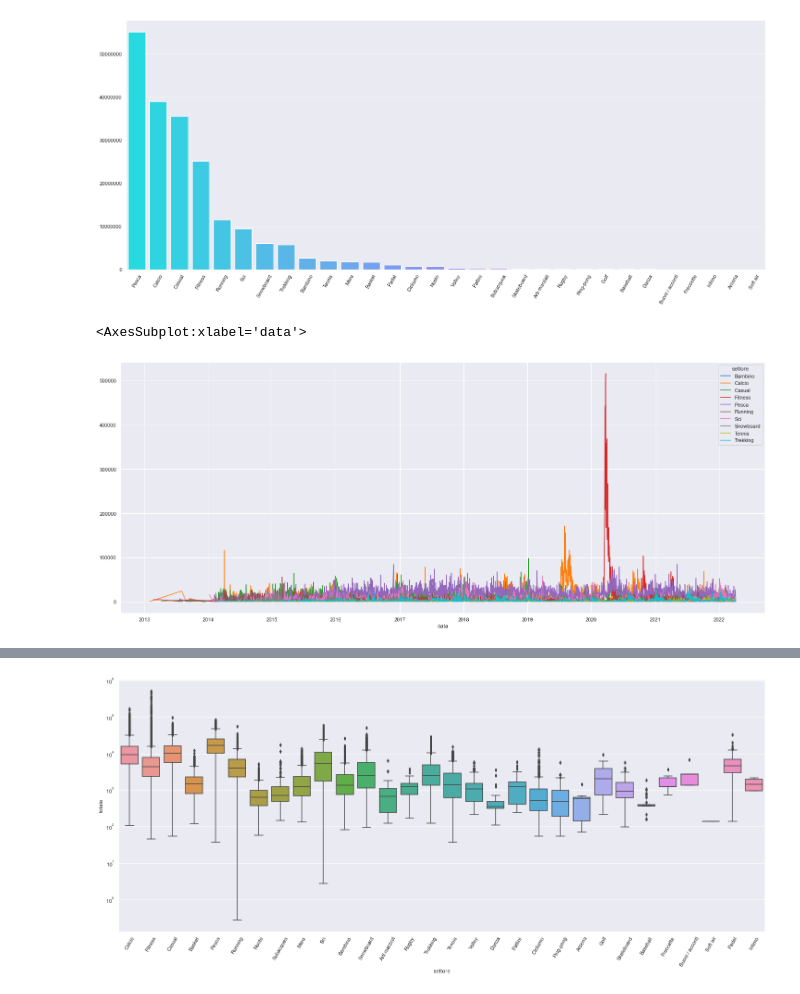
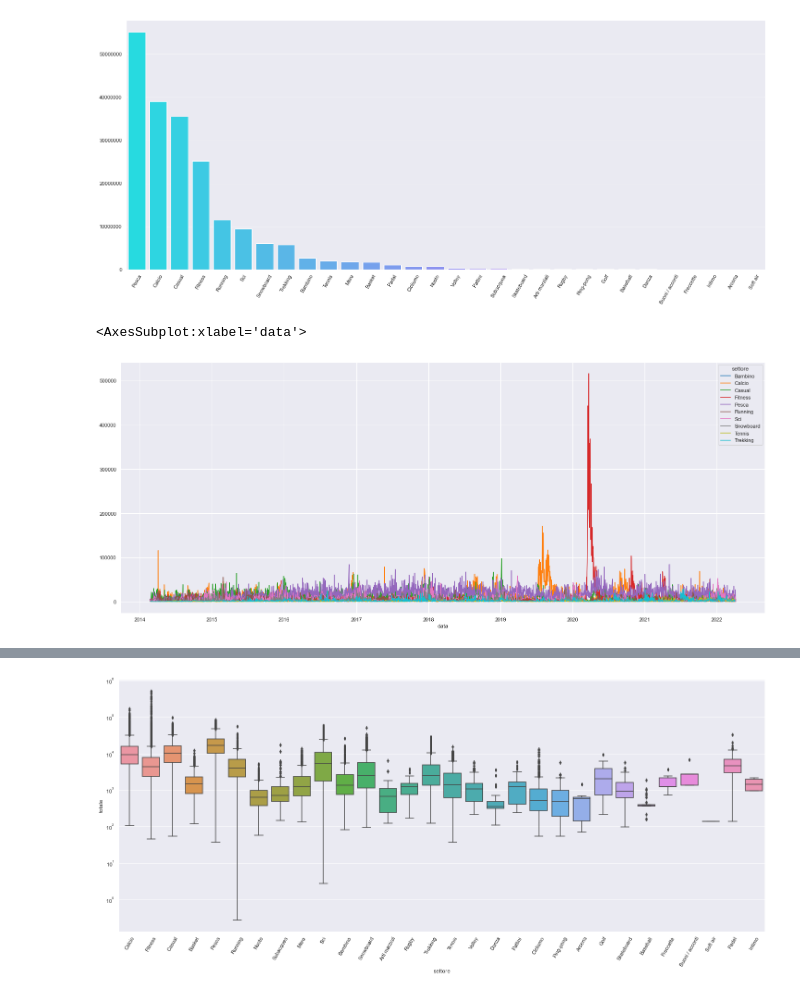
Before and after one commit to DragoneKTM/TimeSeriesProject, a Jupyter notebook: TimeSeriesProject.ipynb, the cells around one changed output, grey strips where cells are left out. Drawn from its saved outputs; the diff is of its cells as text; code cells hidden in the pictures.

```diff
--- a/TimeSeriesProject.ipynb
+++ b/TimeSeriesProject.ipynb
@@ -105,8 +127,9 @@ plt.xlim(left='2012-06-06', right='2022-12-31')
 # %%
-df['anno'] = [d.year for d in df['data']]
-df['mese'] = [d.month for d in df['data']]
+### Pivot by month
+df_sells_day['anno'] = [d.year for d in df_sells_day['data']]
+df_sells_day['mese'] = [d.month for d in df_sells_day['data']]
 
-df_mese = pd.DataFrame(df.groupby(by=['anno', 'mese'])['totale'].sum()).reset_index()
+df_mese = pd.DataFrame(df_sells_day.groupby(by=['anno', 'mese'])['totale'].sum()).reset_index()
 df_mese = df_mese.pivot(index="mese", columns="anno", values="totale")
-df_mese
+df_mese.describe()
 # %% [output]
@@ -136,12 +154,12 @@ plt.ticklabel_format(style='plain', axis='y')
 # %%
 ### time series group by higher sectors in total
 list_high_number_total = df_groupby_settore.index[0:10]
-df_pivot_settore_and_data = (df.query("settore in @list_high_number_total")).pivot(index="data", columns="settore", values="totale")
+df_pivot_settore_and_data = (df[(df['data'] > '2014-02-20') & (df['data'] < '2022-04-08')].query("settore in @list_high_number_total")).pivot(index="data", columns="settore", values="totale")
 plt.figure(figsize=(25,10))
 sns.lineplot(data=df_pivot_settore_and_data, dashes=False, palette="tab10")
 # %% [output]
 <AxesSubplot:xlabel='data'>
-[figure, old version]
+[figure, new version]
 # %%
 df_pivot_settore_and_data.describe()
 # %% [output]
```
Also changed, not shown: parts of 10 cells of this notebook.
